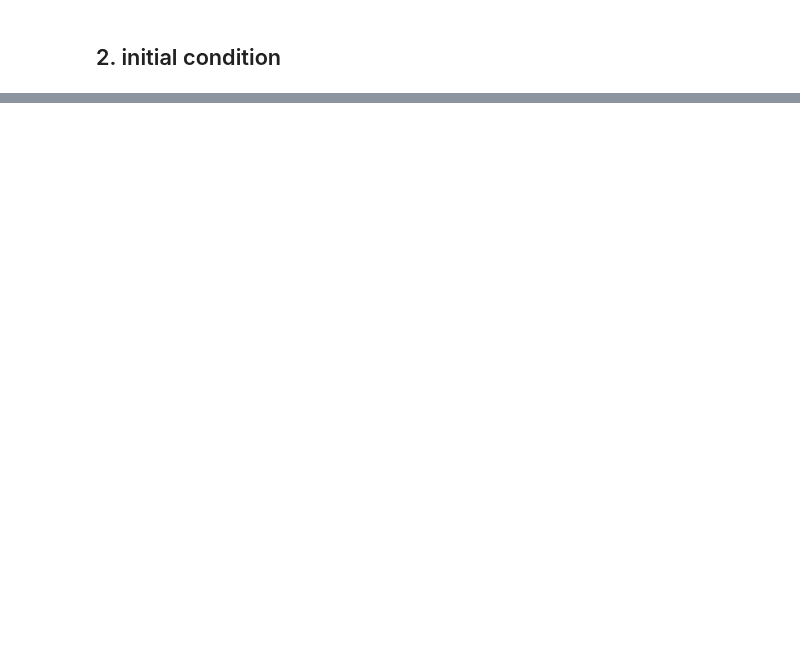
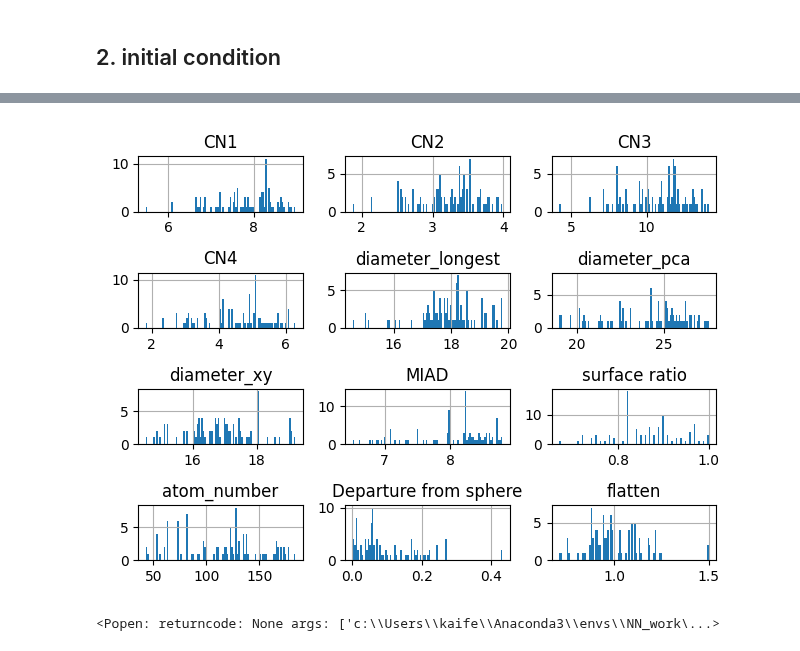
Before and after one commit to kaifengZheng/GA_nano_generator, a Jupyter notebook: particle_generator_test.ipynb, the cells around one changed output, grey strips where cells are left out. Drawn from its saved outputs; the diff is of its cells as text; code cells hidden in the pictures; blank space fills up the shorter version.

```diff
--- a/particle_generator_test.ipynb
+++ b/particle_generator_test.ipynb
@@ -709,0 +921,15 @@ array([0., 0., 0., 0., 0., 0., 0., 0., 0., 0., 0., 0., 0., 0., 0., 0., 0.,
+# %%
+particles_descriptors=[]
+bas=[]
+for i in range(len(last_atom_list)):
+    particles_descriptors.append(descriptor_table(last_atom_list[i]))
+pdes=pd.DataFrame(particles_descriptors)
+pdes.hist(bins=100)
+plt.tight_layout()
+# %% [output]
+[figure, added]
+# %%
+# [print(i,last_atom_list[i].symbols) for i in range(len(last_atom_list))]
+view(last_atom_list[1])
+# %% [output]
+<Popen: returncode: None args: ['c:\\Users\\kaife\\Anaconda3\\envs\\NN_work\...>
```
Also changed, not shown: parts of 20 cells of this notebook.
